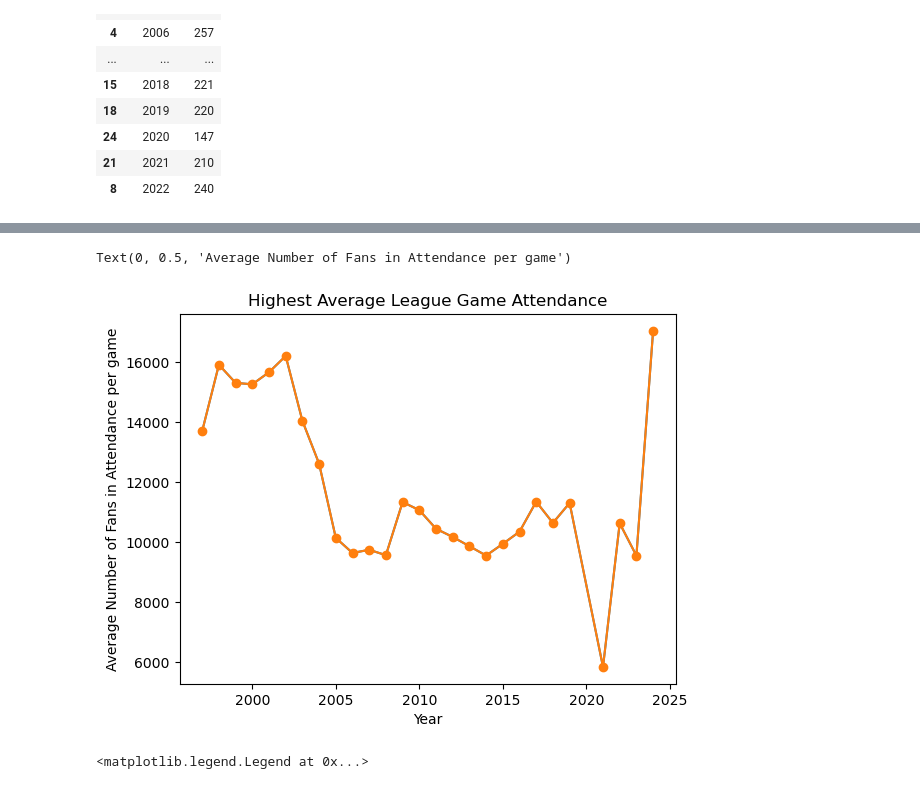
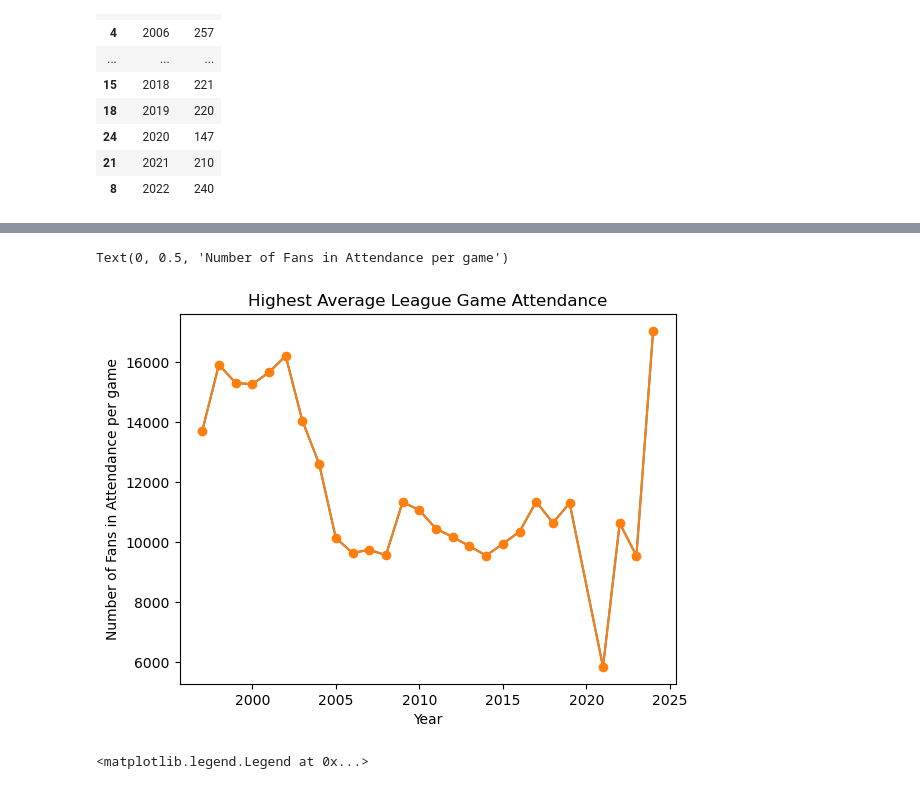
Before and after one commit to tasleem-m/Insight-into-the-WNBA, a Jupyter notebook: notebook/Capstone_copy.ipynb, the cells around one changed output, grey strips where cells are left out. Drawn from its saved outputs; the diff is of its cells as text; code cells hidden in the pictures.

```diff
--- a/notebook/Capstone_copy.ipynb
+++ b/notebook/Capstone_copy.ipynb
@@ -1290,3 +1409,0 @@ games
-# %%
-high_att = attendance.groupby('Year')['Average'].max().reset_index()
-high_att
@@ -1339,0 +1410,4 @@ sns.scatterplot(data=team_att, x='Year', y='Average', hue='Team', s=300)
+# %%
+high_att_2 = attendance.groupby('Year').apply(lambda x: x)
+high_att = high_att[['Team', 'Average', 'Year']]
+high_att
@@ -1339,0 +1433,4 @@ sns.scatterplot(data=team_att, x='Year', y='Average', hue='Team', s=300)
+# %%
+high_att_1 = attendance.groupby('Year').apply(lambda x: x.nlargest(1, 'Average'))
+high_att_1 = high_att[['Team', 'Average', 'Year']]
+high_att_1
@@ -1340,10 +1492,10 @@ sns.scatterplot(data=team_att, x='Year', y='Average', hue='Team', s=300)
 # %%
-plt.plot(high_att['Year'], high_att['Average'])
-plt.plot(high_att['Year'], high_att['Average'], marker='o')
+plt.plot(high_att_1['Year'], high_att_1['Average'])
+plt.plot(high_att_1['Year'], high_att_1['Average'], marker='o')
 
 plt.title("Highest Average League Game Attendance")
 plt.xlabel('Year')
-plt.ylabel('Average Number of Fans in Attendance per game')
+plt.ylabel('Number of Fans in Attendance per game')
 # %% [output]
-Text(0, 0.5, 'Average Number of Fans in Attendance per game')
+Text(0, 0.5, 'Number of Fans in Attendance per game')
-[figure, old version]
+[figure, new version]
```
Also changed, not shown: parts of 39 cells of this notebook, 2 other files.
